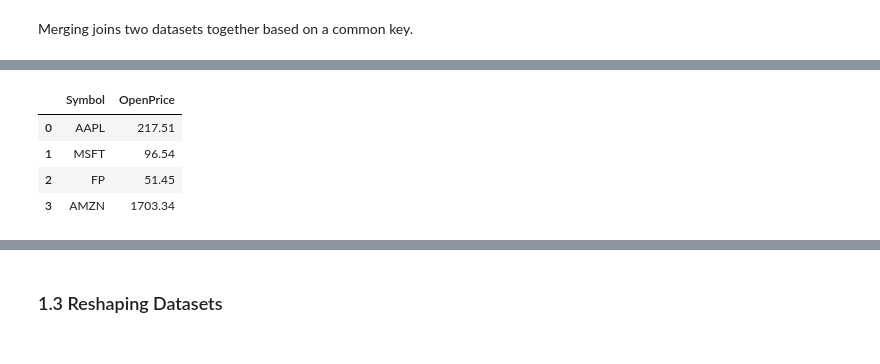
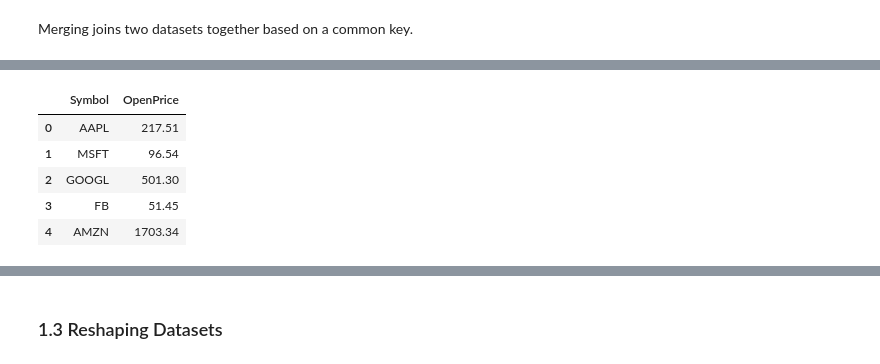
Before and after one commit to sugarfreecode/DS-Unit-1-Sprint-1-Data-Wrangling-and-Storytelling, a Jupyter notebook: module3-join-and-reshape-data/LS_DS_113_Join_and_Reshape_Data.ipynb, the cells around one changed output, grey strips where cells are left out. Drawn from its saved outputs; the diff is of its cells as text; code cells hidden in the pictures.

```diff
--- a/module3-join-and-reshape-data/LS_DS_113_Join_and_Reshape_Data.ipynb
+++ b/module3-join-and-reshape-data/LS_DS_113_Join_and_Reshape_Data.ipynb
@@ -88,10 +95,11 @@ stockname
 # %%
 # stock prices.
-openprice = pd.DataFrame({'Symbol': ['AAPL', 'MSFT', 'GOOGL', 'FB', 'AMZN'], 'OpenPrice': [217.51, 96.54, 51.45, 1703.34]})
+openprice = pd.DataFrame({'Symbol': ['AAPL', 'MSFT', 'GOOGL', 'FB', 'AMZN'], 'OpenPrice': [217.51, 96.54, 501.3, 51.45, 1703.34]})
 openprice
 # %% [output]
 |  | Symbol | OpenPrice |
 | 0 | AAPL | 217.51 |
 | 1 | MSFT | 96.54 |
-| 2 | FP | 51.45 |
-| 3 | AMZN | 1703.34 |
+| 2 | GOOGL | 501.30 |
+| 3 | FB | 51.45 |
+| 4 | AMZN | 1703.34 |
```
Also changed, not shown: parts of 47 cells of this notebook.
